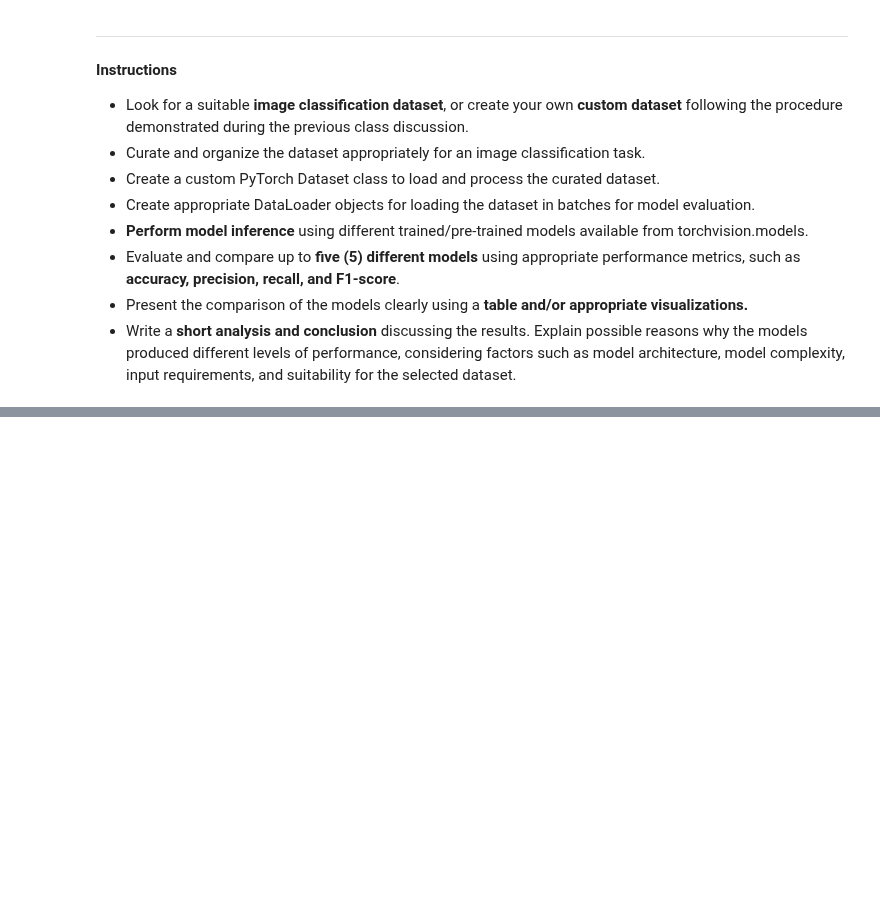
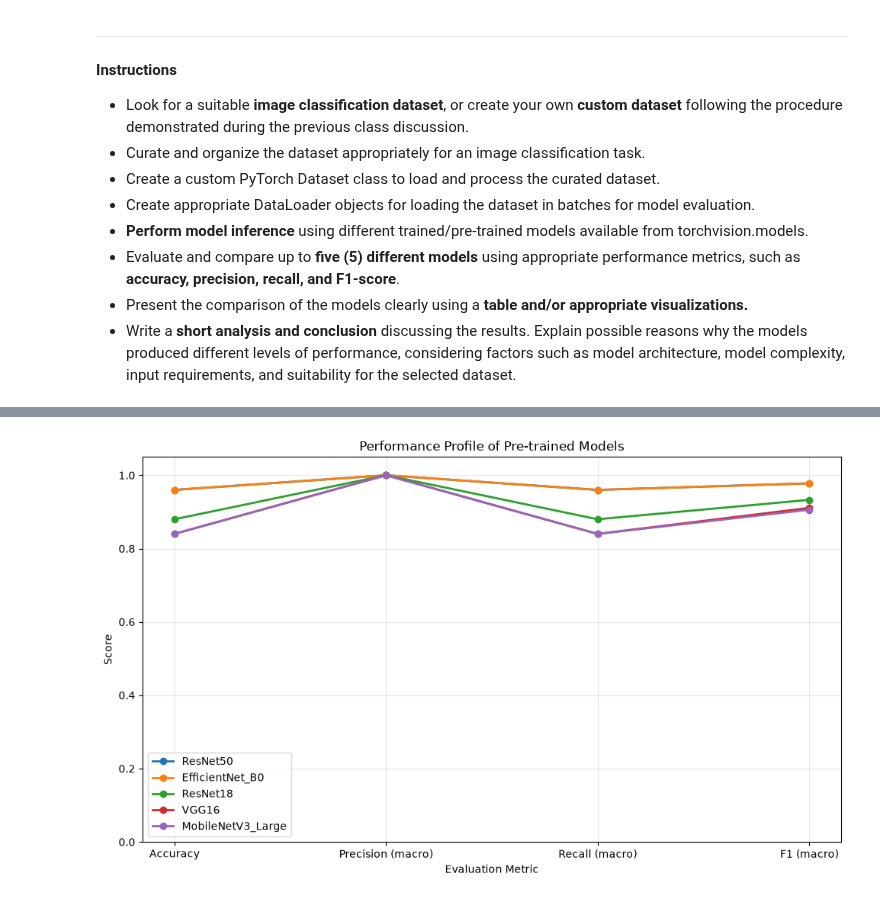
Before and after one commit to keavy707/ds-portfolio, a Jupyter notebook: activities/lab-activity-07.ipynb, the cells around one changed output, grey strips where cells are left out. Cells and saved outputs as stored; diff of their text form; code cells hidden in the pictures; blank space fills up the shorter version.

```diff
--- a/activities/lab-activity-07.ipynb
+++ b/activities/lab-activity-07.ipynb
@@ -28,0 +299,31 @@ import matplotlib.pyplot as plt
+# %%
+# Line chart: model performance across evaluation metrics
+metrics = ['Accuracy', 'Precision (macro)', 'Recall (macro)', 'F1 (macro)']
+
+plt.figure(figsize=(10, 6))
+
+for model in results_df['Model']:
+    values = results_df.loc[
+        results_df['Model'] == model,
+        metrics
+    ].values.flatten()
+
+    plt.plot(
+        metrics,
+        values,
+        marker='o',
+        linewidth=2,
+        label=model
+    )
+
+plt.ylim(0, 1.05)
+plt.xlabel('Evaluation Metric')
+plt.ylabel('Score')
+plt.title('Performance Profile of Pre-trained Models')
+plt.legend()
+plt.grid(True, alpha=0.3)
+
+plt.tight_layout()
+plt.show()
+# %% [output]
+[figure, added]
```
Also changed, not shown: parts of 16 cells of this notebook, 25 other files.
